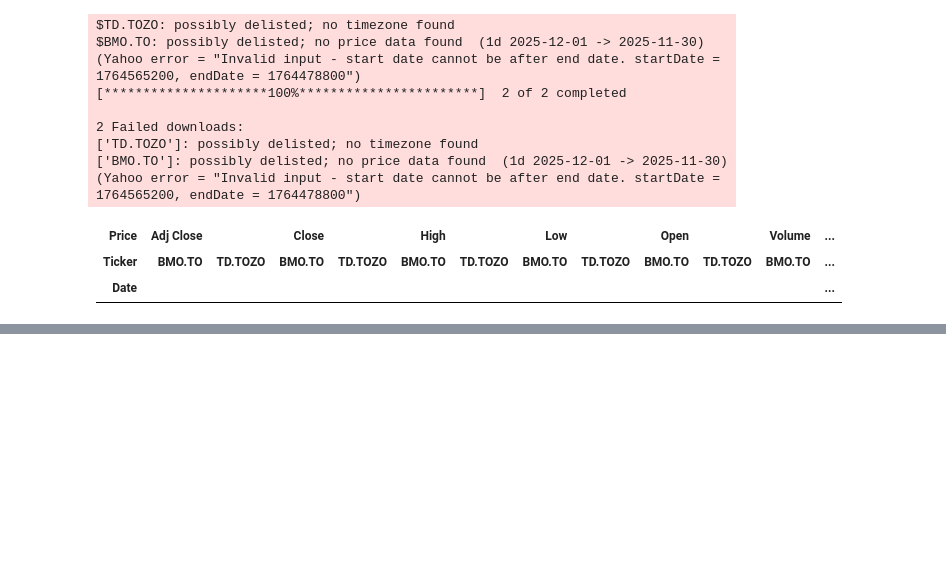
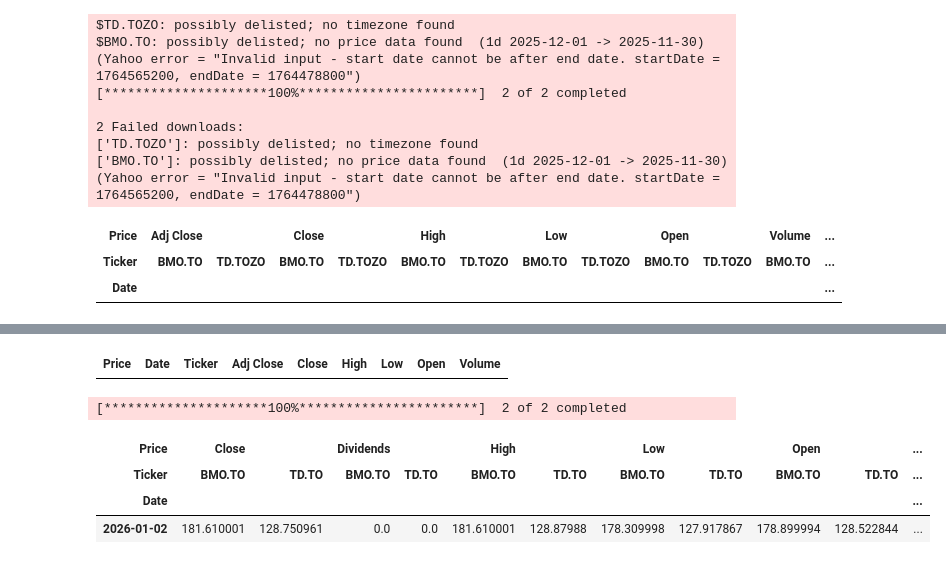
Before and after one commit to evanreynolds9/stocks_etl_ml, a Jupyter notebook: etl/notebooks/scratch_pad.ipynb, the cells around one changed output, grey strips where cells are left out. Drawn from its saved outputs; the diff is of its cells as text; code cells hidden in the pictures; blank space fills up the shorter version.

```diff
--- a/etl/notebooks/scratch_pad.ipynb
+++ b/etl/notebooks/scratch_pad.ipynb
@@ -96,0 +106,4 @@ $BMO.TO: possibly delisted; no price data found  (1d 2025-12-01 -> 2025-11-30) (
+# %%
+df.stack(level=1, future_stack=True).reset_index()
+# %% [output]
+| Price | Date | Ticker | Adj Close | Close | High | Low | Open | Volume |
@@ -96,0 +114,15 @@ $BMO.TO: possibly delisted; no price data found  (1d 2025-12-01 -> 2025-11-30) (
+# %%
+# Test time/timedelta
+start_date = datetime(2026, 1, 2, 21, 0, 0)
+end_date = start_date - timedelta(days=1)
+# %%
+df = valid_tickers.history(start=end_date, end=start_date)
+# %% [output]
+[*********************100%***********************]  2 of 2 completed
+# %%
+df
+# %% [output]
+| Price | Close |  | Dividends |  | High |  | Low |  | Open |  | ... |
+| Ticker | BMO.TO | TD.TO | BMO.TO | TD.TO | BMO.TO | TD.TO | BMO.TO | TD.TO | BMO.TO | TD.TO | ... |
+| Date |  |  |  |  |  |  |  |  |  |  | ... |
+| 2026-01-02 | 181.610001 | 128.750961 | 0.0 | 0.0 | 181.610001 | 128.87988 | 178.309998 | 127.917867 | 178.899994 | 128.522844 | ... |
```
Also changed, not shown: parts of 18 cells of this notebook, 3 other files.
